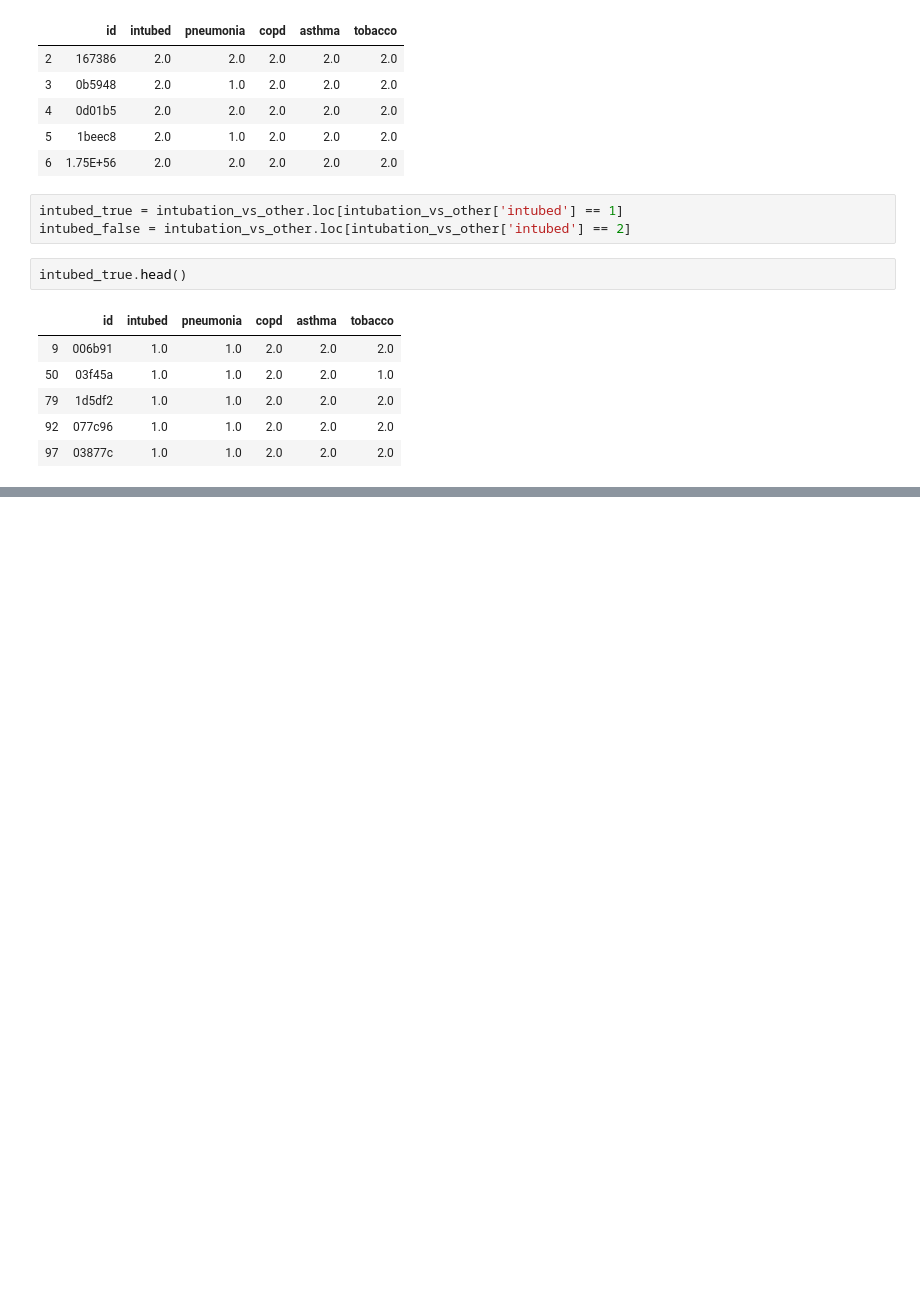
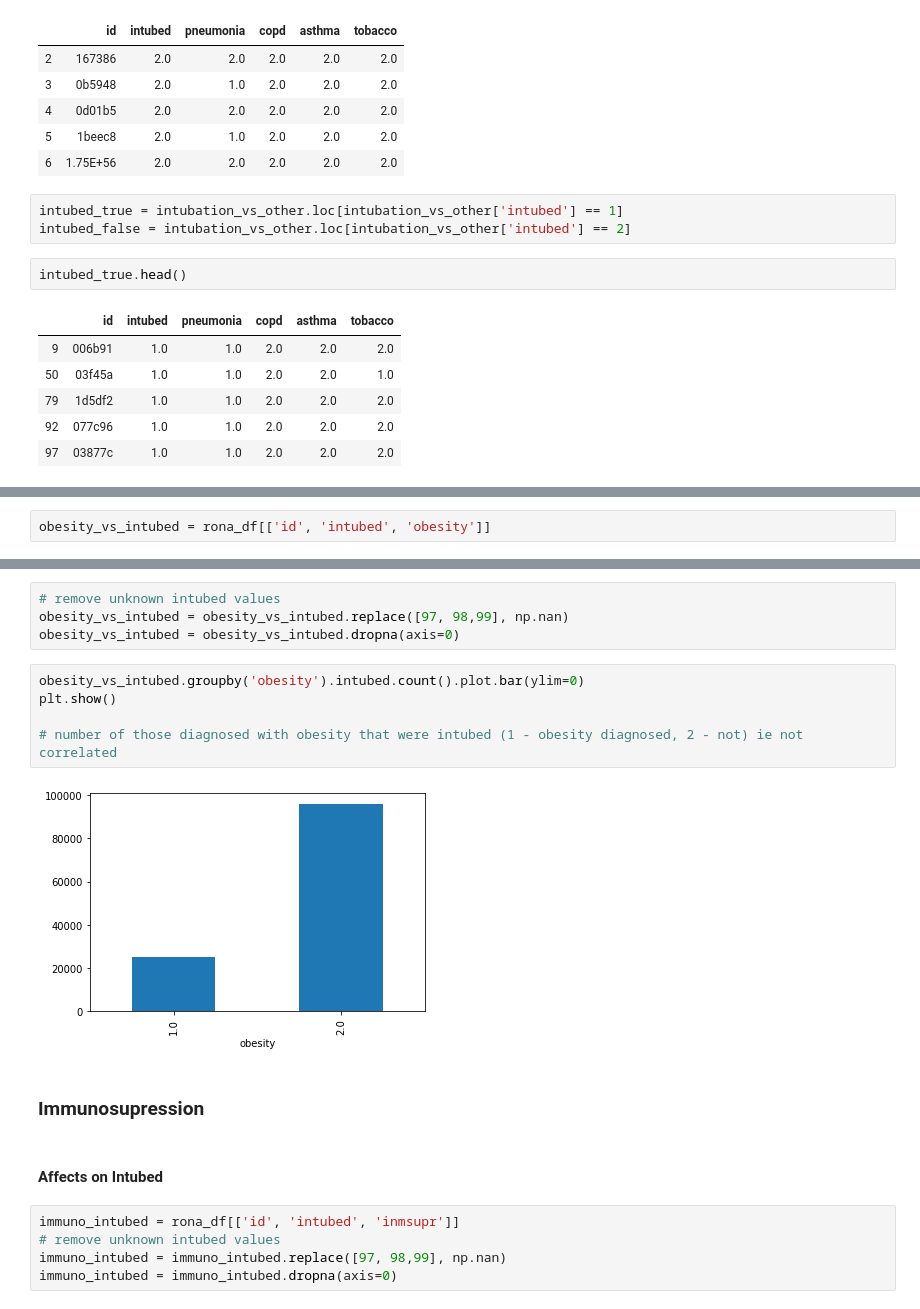
Before and after one commit to lburns660/2PullOrNot2Pull, a Jupyter notebook: Visualisations.ipynb, the cells around one changed output, grey strips where cells are left out. Saved outputs shown, nothing was run; the diff lists cells and outputs as text; blank space fills up the shorter version.

```diff
--- a/Visualisations.ipynb
+++ b/Visualisations.ipynb
@@ -129,0 +153,2 @@ plt.show()
+# %%
+obesity_vs_intubed = rona_df[['id', 'intubed', 'obesity']]
@@ -129,0 +164,20 @@ plt.show()
+# %%
+# remove unknown intubed values
+obesity_vs_intubed = obesity_vs_intubed.replace([97, 98,99], np.nan)
+obesity_vs_intubed = obesity_vs_intubed.dropna(axis=0)
+# %%
+obesity_vs_intubed.groupby('obesity').intubed.count().plot.bar(ylim=0)
+plt.show()
+
+# number of those diagnosed with obesity that were intubed (1 - obesity diagnosed, 2 - not) ie not correlated
+# %% [output]
+[figure, added]
+# %% [markdown]
+### Immunosupression
+# %% [markdown]
+#### Affects on Intubed
+# %%
+immuno_intubed = rona_df[['id', 'intubed', 'inmsupr']]
+# remove unknown intubed values
+immuno_intubed = immuno_intubed.replace([97, 98,99], np.nan)
+immuno_intubed = immuno_intubed.dropna(axis=0)
```
Also changed, not shown: parts of 15 cells of this notebook, 1 other file.
